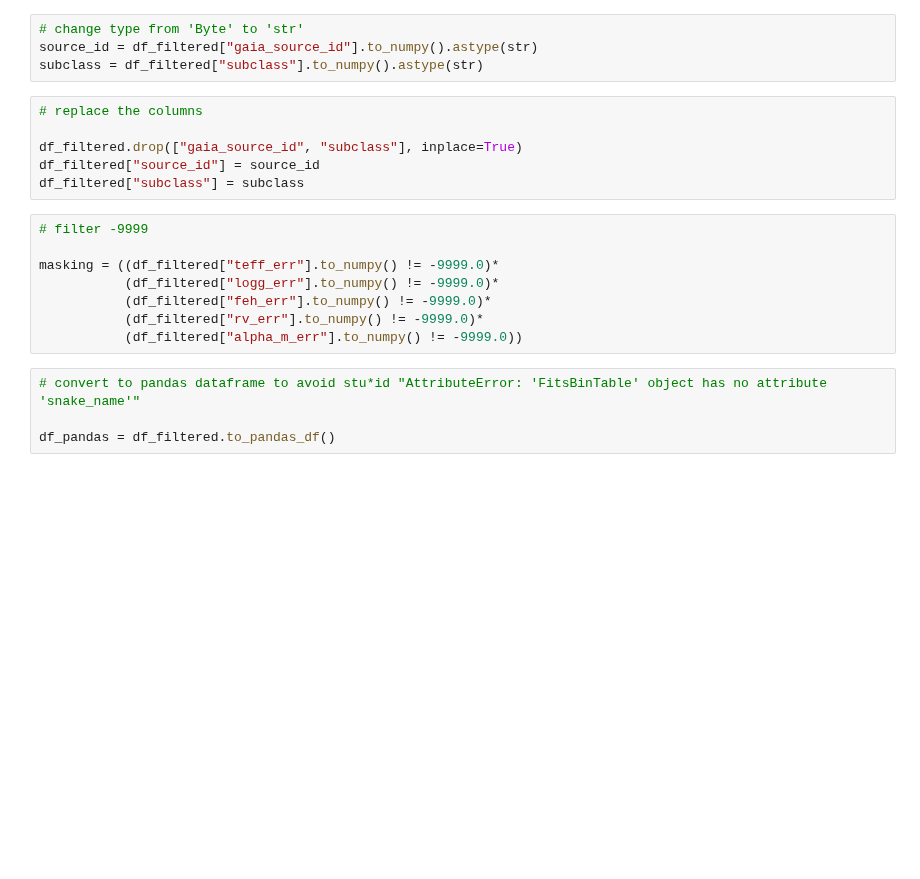
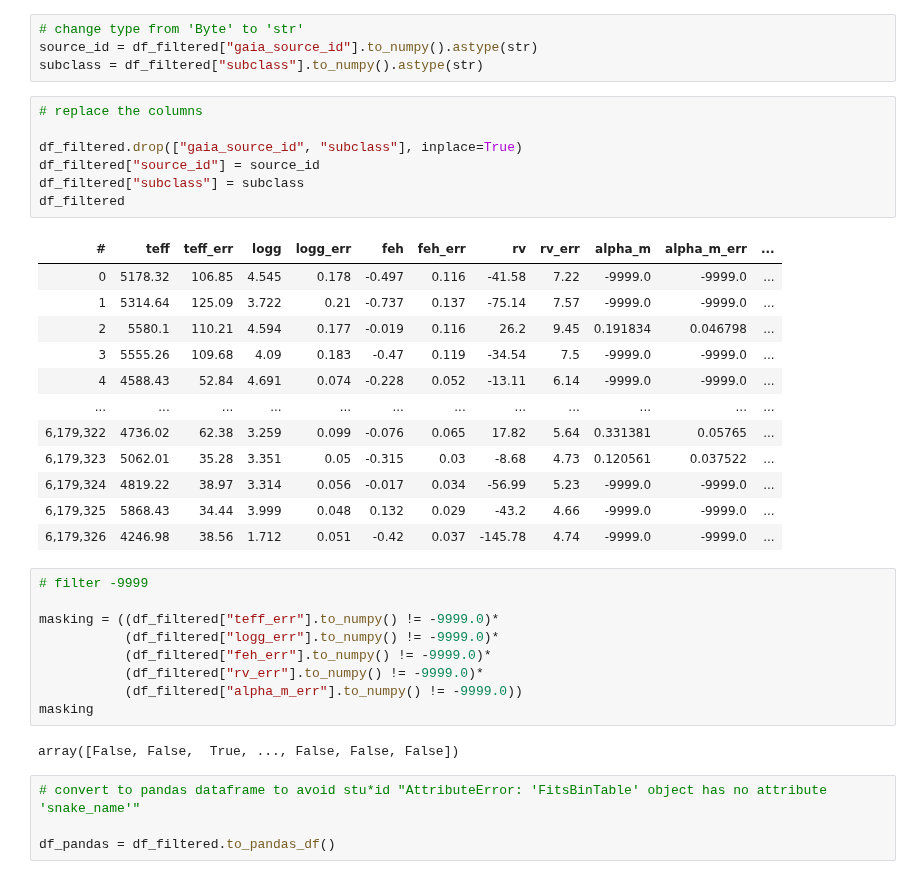
Before and after one commit to Alisyaifudin/Thesis-Project, a Jupyter notebook: 1. Collecting Data/1.5. LAMOST DR7.ipynb, the cells around one changed output. Cells and saved outputs as stored; diff of their text form; blank space fills up the shorter version.

```diff
--- a/1. Collecting Data/1.5. LAMOST DR7.ipynb
+++ b/1. Collecting Data/1.5. LAMOST DR7.ipynb
@@ -21,9 +65,23 @@ subclass = df_filtered["subclass"].to_numpy().astype(str)
 # %%
 # replace the columns
 
 df_filtered.drop(["gaia_source_id", "subclass"], inplace=True)
 df_filtered["source_id"] = source_id
 df_filtered["subclass"] = subclass
+df_filtered
+# %% [output]
+| # | teff | teff_err | logg | logg_err | feh | feh_err | rv | rv_err | alpha_m | alpha_m_err | ... |
+| 0 | 5178.32 | 106.85 | 4.545 | 0.178 | -0.497 | 0.116 | -41.58 | 7.22 | -9999.0 | -9999.0 | ... |
+| 1 | 5314.64 | 125.09 | 3.722 | 0.21 | -0.737 | 0.137 | -75.14 | 7.57 | -9999.0 | -9999.0 | ... |
+| 2 | 5580.1 | 110.21 | 4.594 | 0.177 | -0.019 | 0.116 | 26.2 | 9.45 | 0.191834 | 0.046798 | ... |
+| 3 | 5555.26 | 109.68 | 4.09 | 0.183 | -0.47 | 0.119 | -34.54 | 7.5 | -9999.0 | -9999.0 | ... |
+| 4 | 4588.43 | 52.84 | 4.691 | 0.074 | -0.228 | 0.052 | -13.11 | 6.14 | -9999.0 | -9999.0 | ... |
+| ... | ... | ... | ... | ... | ... | ... | ... | ... | ... | ... | ... |
+| 6,179,322 | 4736.02 | 62.38 | 3.259 | 0.099 | -0.076 | 0.065 | 17.82 | 5.64 | 0.331381 | 0.05765 | ... |
+| 6,179,323 | 5062.01 | 35.28 | 3.351 | 0.05 | -0.315 | 0.03 | -8.68 | 4.73 | 0.120561 | 0.037522 | ... |
+| 6,179,324 | 4819.22 | 38.97 | 3.314 | 0.056 | -0.017 | 0.034 | -56.99 | 5.23 | -9999.0 | -9999.0 | ... |
+| 6,179,325 | 5868.43 | 34.44 | 3.999 | 0.048 | 0.132 | 0.029 | -43.2 | 4.66 | -9999.0 | -9999.0 | ... |
+| 6,179,326 | 4246.98 | 38.56 | 1.712 | 0.051 | -0.42 | 0.037 | -145.78 | 4.74 | -9999.0 | -9999.0 | ... |
 # %%
 # filter -9999
 
@@ -32,6 +90,9 @@ masking = ((df_filtered["teff_err"].to_numpy() != -9999.0)*
            (df_filtered["feh_err"].to_numpy() != -9999.0)*
            (df_filtered["rv_err"].to_numpy() != -9999.0)*
            (df_filtered["alpha_m_err"].to_numpy() != -9999.0))
+masking
+# %% [output]
+array([False, False,  True, ..., False, False, False])
 # %%
 # convert to pandas dataframe to avoid stu*id "AttributeError: 'FitsBinTable' object has no attribute 'snake_name'"
 
```
Also changed, not shown: parts of 13 cells of this notebook.
